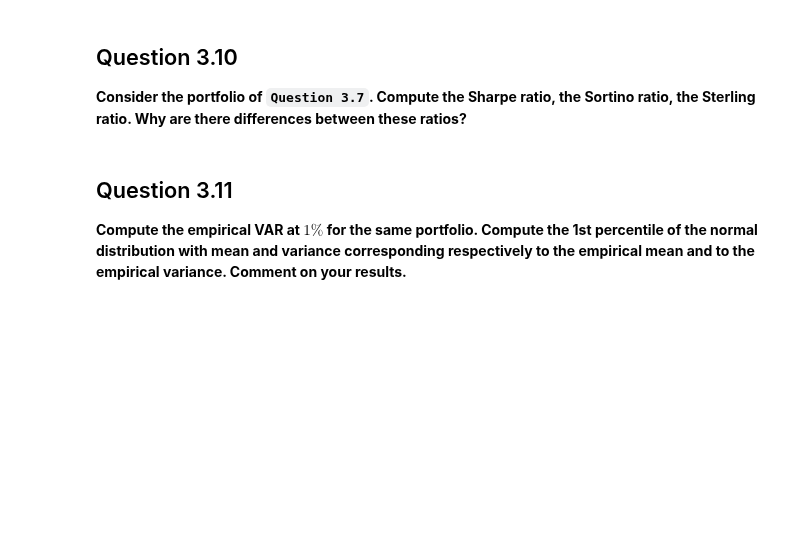
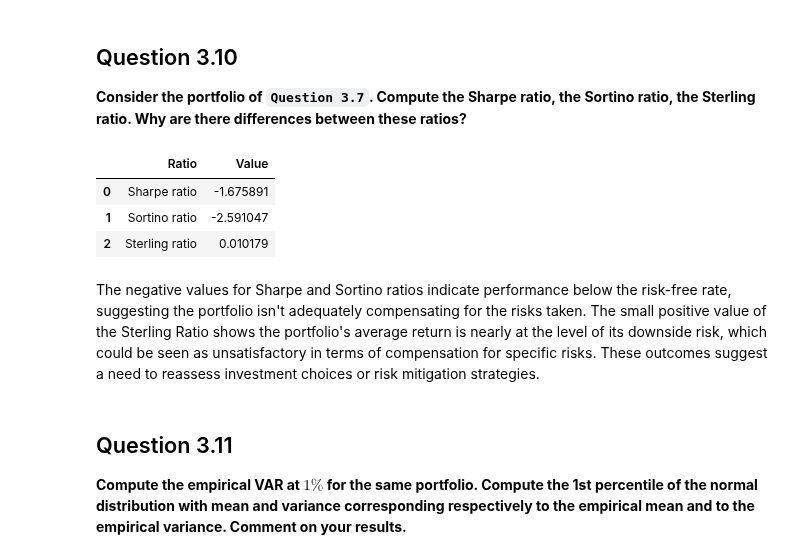
Before and after one commit to leonardohannas/MODS205_TelecomParis, a Jupyter notebook: proj.ipynb, the cells around one changed output. Cells and saved outputs as stored; diff of their text form; code cells hidden in the pictures; blank space fills up the shorter version.

```diff
--- a/proj.ipynb
+++ b/proj.ipynb
@@ -473,6 +471,45 @@ plt.show()
 # %% [markdown]
 ## Question 3.10
 **Consider the portfolio of `Question 3.7`. Compute the Sharpe ratio, the Sortino ratio, the Sterling ratio. Why are there differences between these ratios?**
+# %%
+# Average return of the portfolio
+portfolio_return = (0.5 * air_liquide_stock['Daily Return']) + (0.5 * peugeot_stock['Daily Return'])
+average_return_portfolio = portfolio_return.mean()
+
+# Standard deviation of the portfolio
+std_portfolio = portfolio_return.std()
+
+# Setting the risk-free rate
+risk_free_rate = 0.02
+
+# Sharpe ratio
+sharpe_ratio = (average_return_portfolio - risk_free_rate) / std_portfolio
+
+# Sortino ratio
+downside_returns = portfolio_return[portfolio_return < 0]
+downside_std = downside_returns.std()
+sortino_ratio = (average_return_portfolio - risk_free_rate) / downside_std
+
+# Sterling ratio
+sterling_ratio = average_return_portfolio / downside_std
+
+# Dataframe with the ratios
+ratios = {
+    'Ratio': ['Sharpe ratio', 'Sortino ratio', 'Sterling ratio'],
+    'Value': [sharpe_ratio, sortino_ratio, sterling_ratio]
+}
+ratios_df = pd.DataFrame(ratios)
+ratios_df = ratios_df.reset_index(drop=True)
+
+# Exhibiting the ratios
+ratios_df
+# %% [output]
+|  | Ratio | Value |
+| 0 | Sharpe ratio | -1.675891 |
+| 1 | Sortino ratio | -2.591047 |
+| 2 | Sterling ratio | 0.010179 |
+# %% [markdown]
+The negative values for Sharpe and Sortino ratios indicate performance below the risk-free rate, suggesting the portfolio isn't adequately compensating for the risks taken. The small positive value of the Sterling Ratio shows the portfolio's average return is nearly at the level of its downside risk, which could be seen as unsatisfactory in terms of compensation for specific risks. These outcomes suggest a need to reassess investment choices or risk mitigation strategies.
 # %% [markdown]
 ## Question 3.11
 **Compute the empirical VAR at $1\%$ for the same portfolio. Compute the 1st percentile of the normal distribution with mean and variance corresponding respectively to the empirical mean and to the empirical variance. Comment on your results.**
```
Also changed, not shown: parts of 5 cells of this notebook.
